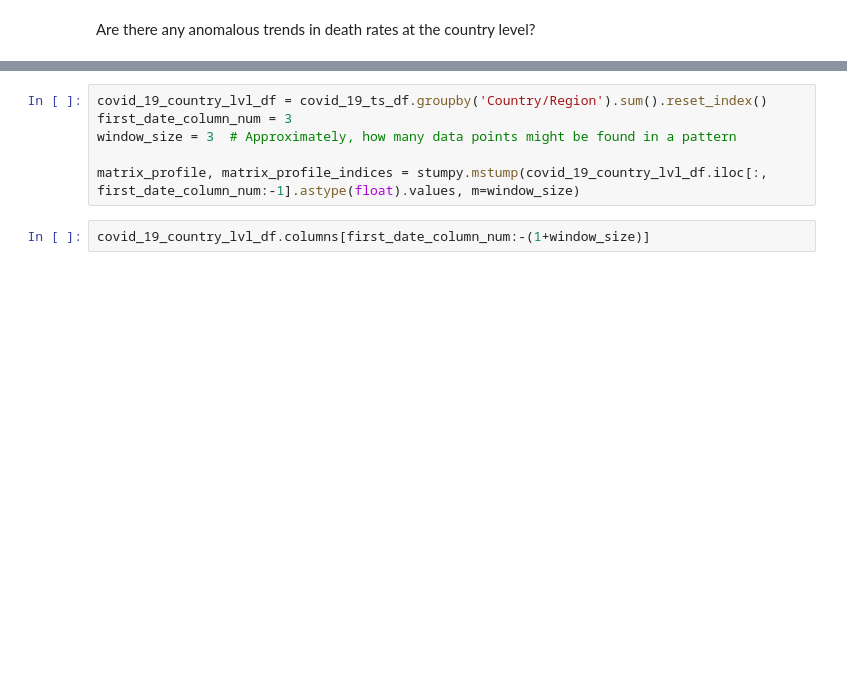
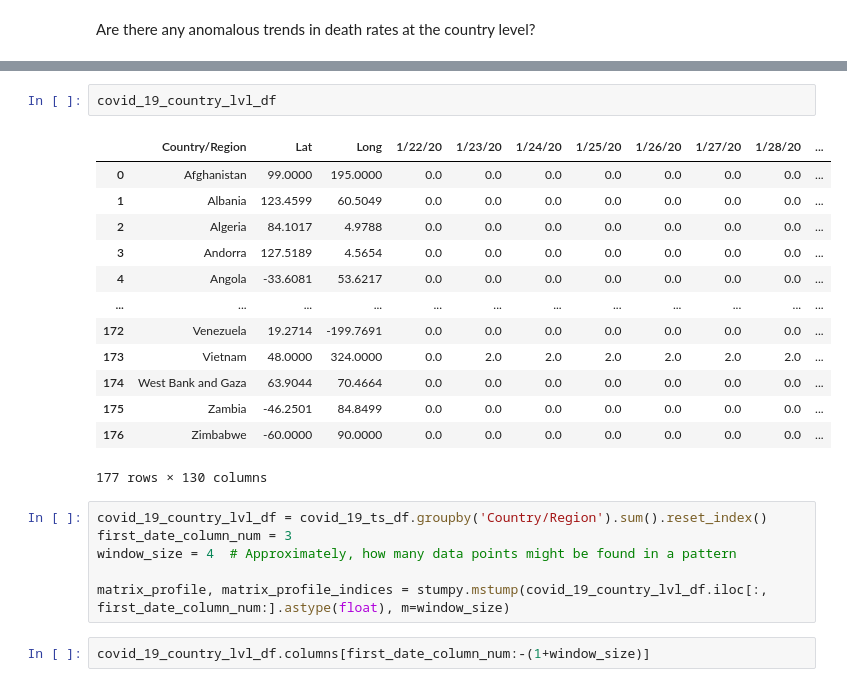
Before and after one commit to Data-Inquisitor/COVID-19, a Jupyter notebook: covid_19/notebooks/explore_covid19_timeseries_data.ipynb, the cells around one changed output, grey strips where cells are left out. Saved outputs shown, nothing was run; the diff lists cells and outputs as text; blank space fills up the shorter version.

```diff
--- a/covid_19/notebooks/explore_covid19_timeseries_data.ipynb
+++ b/covid_19/notebooks/explore_covid19_timeseries_data.ipynb
@@ -98,9 +205,25 @@ Are there any anomalous trends in death rates at the country level?
+# %%
+covid_19_country_lvl_df
+# %% [output]
+|  | Country/Region | Lat | Long | 1/22/20 | 1/23/20 | 1/24/20 | 1/25/20 | 1/26/20 | 1/27/20 | 1/28/20 | ... |
+| 0 | Afghanistan | 99.0000 | 195.0000 | 0.0 | 0.0 | 0.0 | 0.0 | 0.0 | 0.0 | 0.0 | ... |
+| 1 | Albania | 123.4599 | 60.5049 | 0.0 | 0.0 | 0.0 | 0.0 | 0.0 | 0.0 | 0.0 | ... |
+| 2 | Algeria | 84.1017 | 4.9788 | 0.0 | 0.0 | 0.0 | 0.0 | 0.0 | 0.0 | 0.0 | ... |
+| 3 | Andorra | 127.5189 | 4.5654 | 0.0 | 0.0 | 0.0 | 0.0 | 0.0 | 0.0 | 0.0 | ... |
+| 4 | Angola | -33.6081 | 53.6217 | 0.0 | 0.0 | 0.0 | 0.0 | 0.0 | 0.0 | 0.0 | ... |
+| ... | ... | ... | ... | ... | ... | ... | ... | ... | ... | ... | ... |
+| 172 | Venezuela | 19.2714 | -199.7691 | 0.0 | 0.0 | 0.0 | 0.0 | 0.0 | 0.0 | 0.0 | ... |
+| 173 | Vietnam | 48.0000 | 324.0000 | 0.0 | 2.0 | 2.0 | 2.0 | 2.0 | 2.0 | 2.0 | ... |
+| 174 | West Bank and Gaza | 63.9044 | 70.4664 | 0.0 | 0.0 | 0.0 | 0.0 | 0.0 | 0.0 | 0.0 | ... |
+| 175 | Zambia | -46.2501 | 84.8499 | 0.0 | 0.0 | 0.0 | 0.0 | 0.0 | 0.0 | 0.0 | ... |
+| 176 | Zimbabwe | -60.0000 | 90.0000 | 0.0 | 0.0 | 0.0 | 0.0 | 0.0 | 0.0 | 0.0 | ... |
+177 rows × 130 columns
 # %%
 covid_19_country_lvl_df = covid_19_ts_df.groupby('Country/Region').sum().reset_index()
 first_date_column_num = 3
-window_size = 3  # Approximately, how many data points might be found in a pattern
+window_size = 4  # Approximately, how many data points might be found in a pattern
 
-matrix_profile, matrix_profile_indices = stumpy.mstump(covid_19_country_lvl_df.iloc[:, first_date_column_num:-1].astype(float).values, m=window_size)
+matrix_profile, matrix_profile_indices = stumpy.mstump(covid_19_country_lvl_df.iloc[:, first_date_column_num:].astype(float), m=window_size)
 # %%
 covid_19_country_lvl_df.columns[first_date_column_num:-(1+window_size)]
 # %% [output]
```
Also changed, not shown: parts of 12 cells of this notebook.
